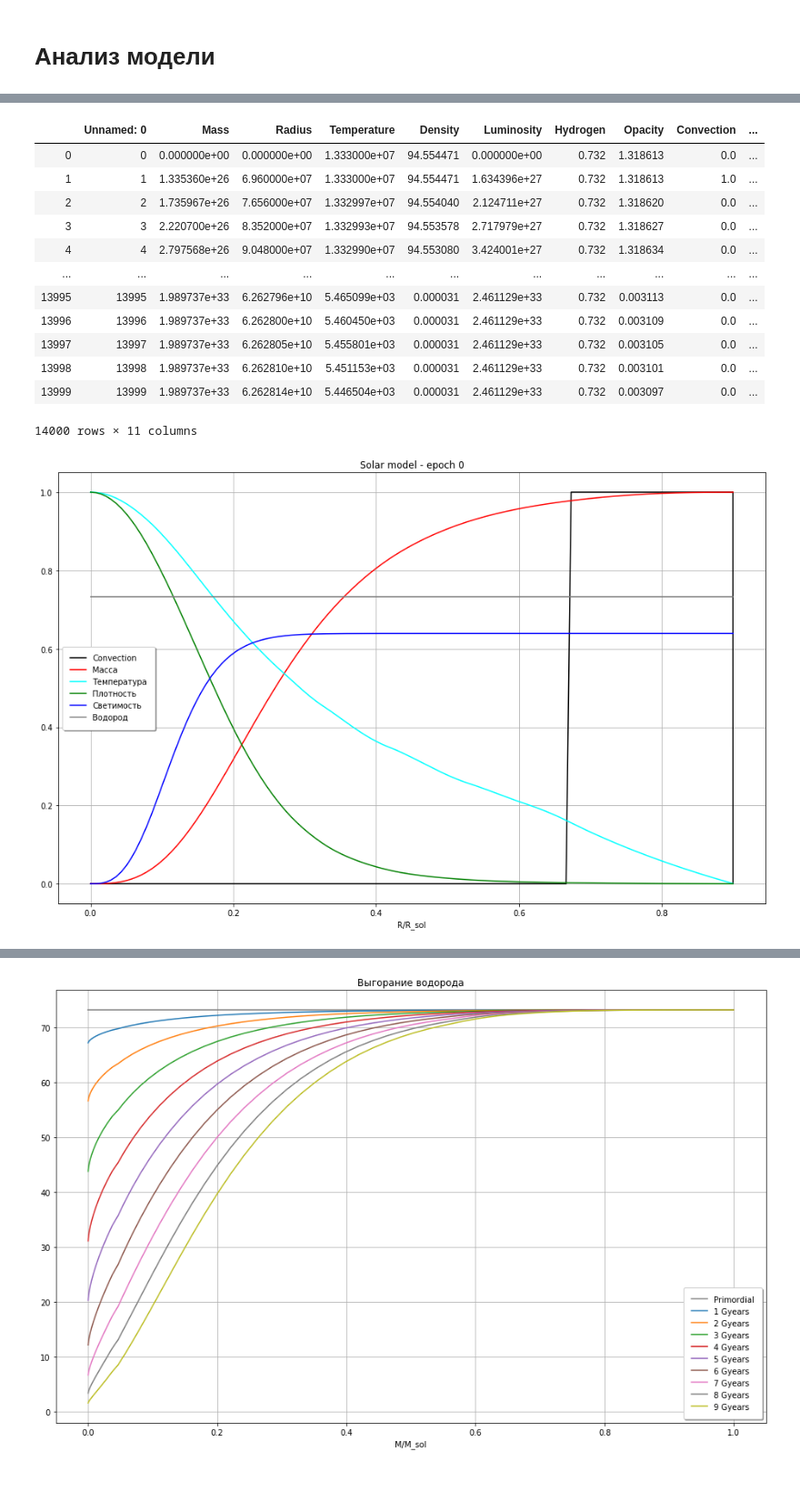
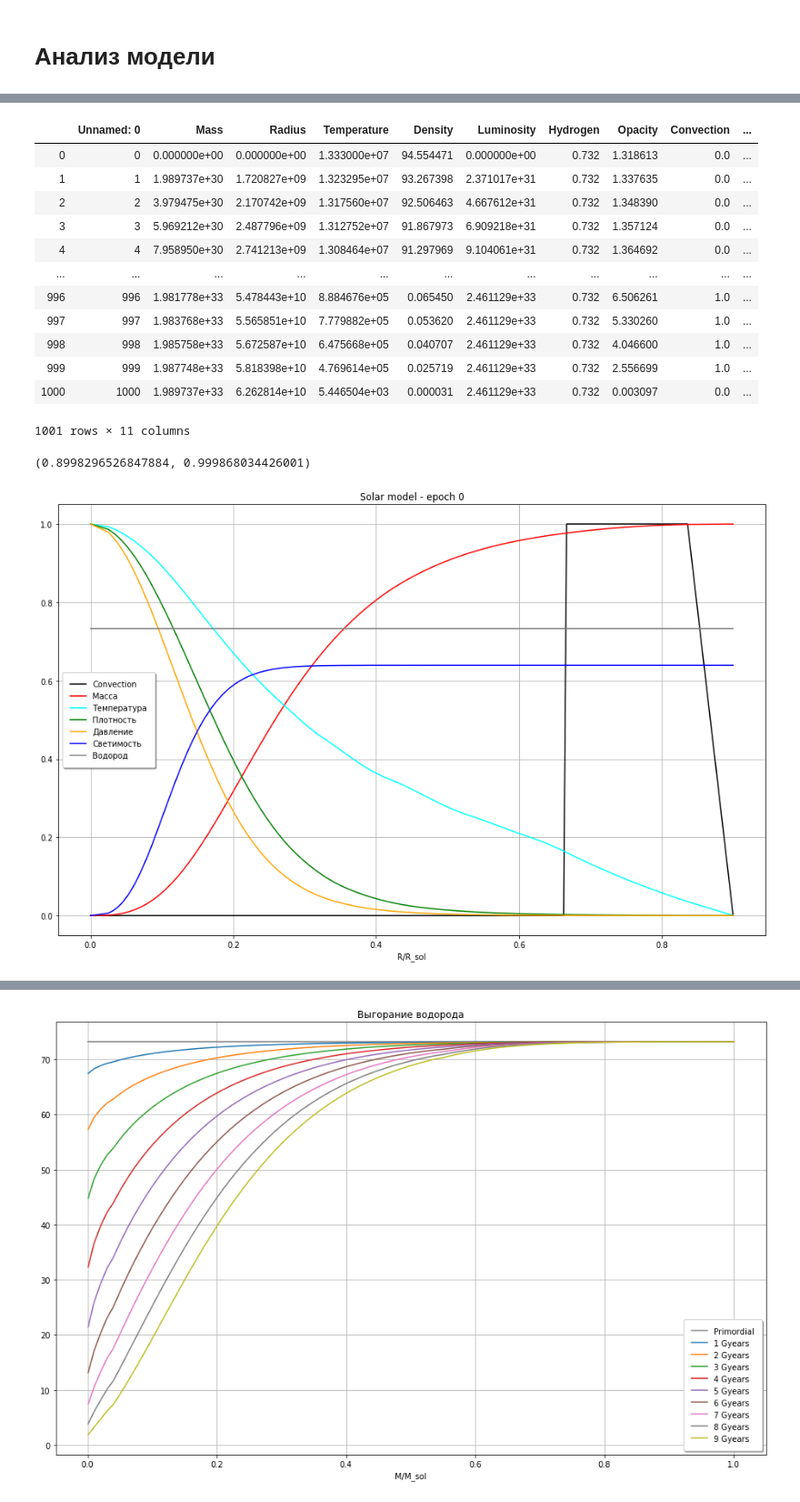
Before and after one commit to boangri/StarModels, a Jupyter notebook: AnalyzeModel.ipynb, the cells around one changed output, grey strips where cells are left out. Shown: that part at 91% size. Drawn from its saved outputs; the diff is of its cells as text; code cells hidden in the pictures.

```diff
--- a/AnalyzeModel.ipynb
+++ b/AnalyzeModel.ipynb
@@ -18,6 +15,7 @@ SSM18 version 1.7 4.07.2020
 # %%
 def load_model(epoch):
-    filename = 'FromCenter/1epoch%.02d.csv' % epoch
+#     filename = 'FromCenter/1epoch%.02d.csv' % epoch
+    filename = 'Mass/1epoch%.02d.csv' % epoch
     return pd.read_csv(filename)
 # %%
 epoch = 0
@@ -27,17 +25,17 @@ df
 # %% [output]
 |  | Unnamed: 0 | Mass | Radius | Temperature | Density | Luminosity | Hydrogen | Opacity | Convection | ... |
 | 0 | 0 | 0.000000e+00 | 0.000000e+00 | 1.333000e+07 | 94.554471 | 0.000000e+00 | 0.732 | 1.318613 | 0.0 | ... |
-| 1 | 1 | 1.335360e+26 | 6.960000e+07 | 1.333000e+07 | 94.554471 | 1.634396e+27 | 0.732 | 1.318613 | 1.0 | ... |
-| 2 | 2 | 1.735967e+26 | 7.656000e+07 | 1.332997e+07 | 94.554040 | 2.124711e+27 | 0.732 | 1.318620 | 0.0 | ... |
-| 3 | 3 | 2.220700e+26 | 8.352000e+07 | 1.332993e+07 | 94.553578 | 2.717979e+27 | 0.732 | 1.318627 | 0.0 | ... |
-| 4 | 4 | 2.797568e+26 | 9.048000e+07 | 1.332990e+07 | 94.553080 | 3.424001e+27 | 0.732 | 1.318634 | 0.0 | ... |
+| 1 | 1 | 1.989737e+30 | 1.720827e+09 | 1.323295e+07 | 93.267398 | 2.371017e+31 | 0.732 | 1.337635 | 0.0 | ... |
+| 2 | 2 | 3.979475e+30 | 2.170742e+09 | 1.317560e+07 | 92.506463 | 4.667612e+31 | 0.732 | 1.348390 | 0.0 | ... |
+| 3 | 3 | 5.969212e+30 | 2.487796e+09 | 1.312752e+07 | 91.867973 | 6.909218e+31 | 0.732 | 1.357124 | 0.0 | ... |
+| 4 | 4 | 7.958950e+30 | 2.741213e+09 | 1.308464e+07 | 91.297969 | 9.104061e+31 | 0.732 | 1.364692 | 0.0 | ... |
 | ... | ... | ... | ... | ... | ... | ... | ... | ... | ... | ... |
-| 13995 | 13995 | 1.989737e+33 | 6.262796e+10 | 5.465099e+03 | 0.000031 | 2.461129e+33 | 0.732 | 0.003113 | 0.0 | ... |
-| 13996 | 13996 | 1.989737e+33 | 6.262800e+10 | 5.460450e+03 | 0.000031 | 2.461129e+33 | 0.732 | 0.003109 | 0.0 | ... |
-| 13997 | 13997 | 1.989737e+33 | 6.262805e+10 | 5.455801e+03 | 0.000031 | 2.461129e+33 | 0.732 | 0.003105 | 0.0 | ... |
-| 13998 | 13998 | 1.989737e+33 | 6.262810e+10 | 5.451153e+03 | 0.000031 | 2.461129e+33 | 0.732 | 0.003101 | 0.0 | ... |
-| 13999 | 13999 | 1.989737e+33 | 6.262814e+10 | 5.446504e+03 | 0.000031 | 2.461129e+33 | 0.732 | 0.003097 | 0.0 | ... |
+| 996 | 996 | 1.981778e+33 | 5.478443e+10 | 8.884676e+05 | 0.065450 | 2.461129e+33 | 0.732 | 6.506261 | 1.0 | ... |
+| 997 | 997 | 1.983768e+33 | 5.565851e+10 | 7.779882e+05 | 0.053620 | 2.461129e+33 | 0.732 | 5.330260 | 1.0 | ... |
+| 998 | 998 | 1.985758e+33 | 5.672587e+10 | 6.475668e+05 | 0.040707 | 2.461129e+33 | 0.732 | 4.046600 | 1.0 | ... |
+| 999 | 999 | 1.987748e+33 | 5.818398e+10 | 4.769614e+05 | 0.025719 | 2.461129e+33 | 0.732 | 2.556699 | 1.0 | ... |
+| 1000 | 1000 | 1.989737e+33 | 6.262814e+10 | 5.446504e+03 | 0.000031 | 2.461129e+33 | 0.732 | 0.003097 | 0.0 | ... |
-14000 rows × 11 columns
+1001 rows × 11 columns
 # %%
 x = df['Hydrogen'].values
 r = df['Radius'].values
@@ -49,25 +47,30 @@ p = df['Pressure'].values
 k = df['Opacity'].values
 c = df['Convection'].values
 # %%
-r1 = r[::70]/s.R
-m1 = m[::70]/s.M
+r1 = r/s.R
+m1 = m/s.M
+# %%
+r1[-1], m1[-1]
+# %% [output]
+(0.8998296526847884, 0.999868034426001)
 # %%
 plt.figure(figsize=(16, 10))
 ax = plt.axes()
-plt.plot(r1, c[::70], color='black', label='Convection')
-plt.plot(r1, m[::70]/s.M, color='red', label='Масса')
-plt.plot(r1, t[::70]/t[0], color='cyan', label='Температура')
+plt.plot(r1, c, color='black', label='Convection')
+plt.plot(r1, m/s.M, color='red', label='Масса')
+plt.plot(r1, t/t[0], color='cyan', label='Температура')
 # plt.plot(r1[1:], d1[1:]/d[0], color='green', label='Плотность')
-plt.plot(r1, d[::70]/d[0], color='green', label='Плотность')
-plt.plot(r1, l[::70]/s.L, color='blue', label='Светимость')
-plt.plot(r1, x[::70], color='gray', label='Водород')
+plt.plot(r1, d/d[0], color='green', label='Плотность')
+plt.plot(r1, p/p[0], color='orange', label='Давление')
+plt.plot(r1, l/s.L, color='blue', label='Светимость')
+plt.plot(r1, x, color='gray', label='Водород')
 # plt.plot(r1, p1/p1[0], color='black', marker='.', label='Давление')
 # plt.xlim(-0.1,0.1)
 # plt.ylim(-0.1, 0.1)
 plt.xlabel('R/R_sol')
 plt.ylabel('')
 plt.title('Solar model - epoch %d' % epoch)
 ax.grid(b=True, which='both')
 ax.legend(fancybox=True, framealpha=1, shadow=True, borderpad=1);
 # %% [output]
-[figure, old version]
+[figure, new version]
```
Also changed, not shown: parts of 7 cells of this notebook, 2 other files.
